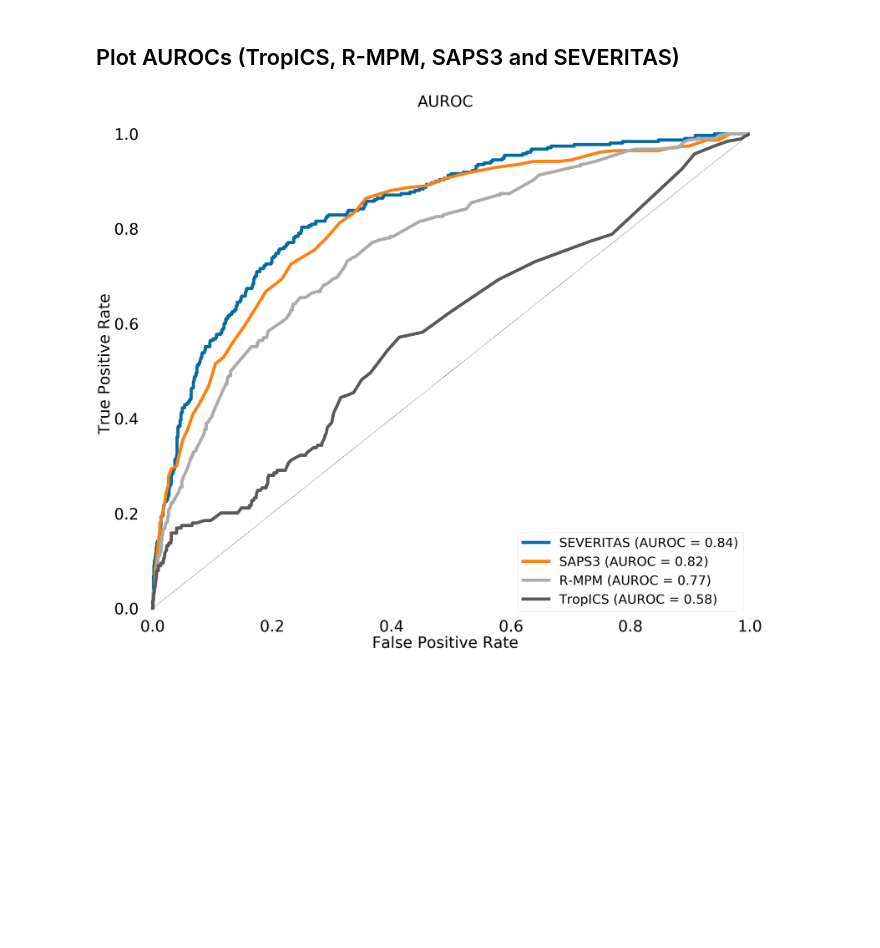
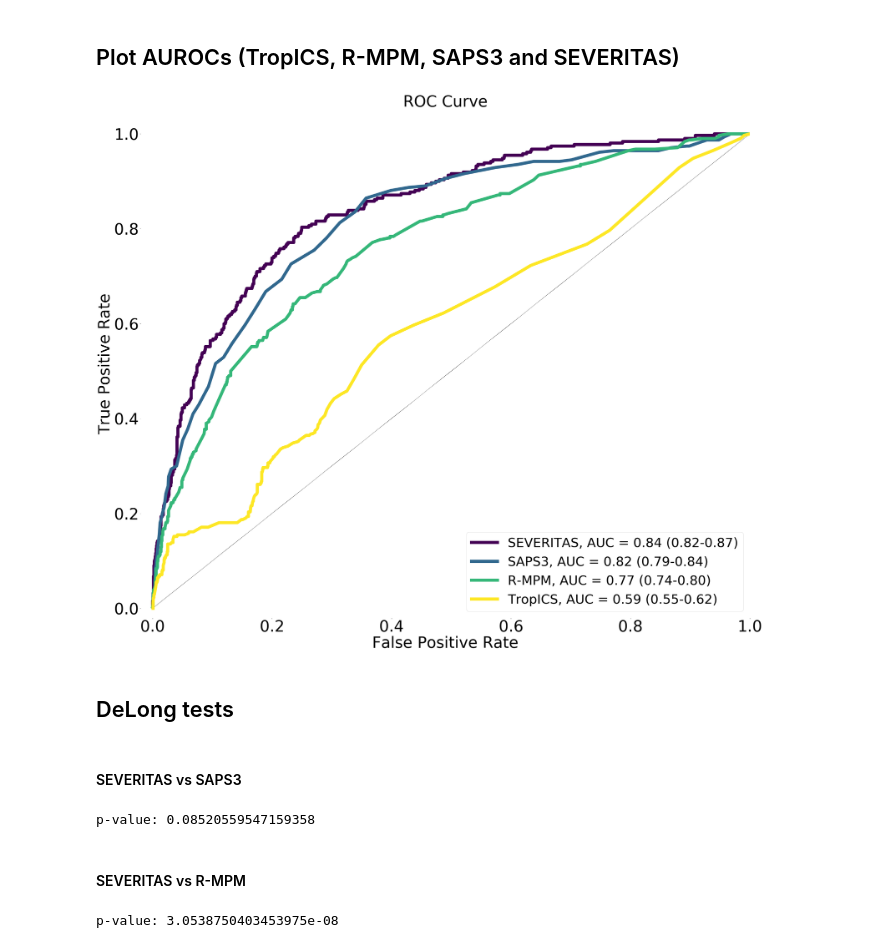
Before and after one commit to deliberato/mortality_prediction, a Jupyter notebook: analysis.ipynb, the cells around one changed output. Saved outputs shown, nothing was run; the diff lists cells and outputs as text; code cells hidden in the pictures; blank space fills up the shorter version.

```diff
--- a/analysis.ipynb
+++ b/analysis.ipynb
@@ -802,35 +737,31 @@ HMVSC   SMR - 1.00 (0.92 - 1.08 95% CI)
 [figure]
 # %% [markdown]
 ## Plot AUROCs (TropICS, R-MPM, SAPS3 and SEVERITAS)
-# %%
-fig, ax = plt.subplots(figsize=(36, 30))
-fig.tight_layout()
-ax.tick_params(labelsize=60)
-ax.spines["top"].set_visible(False)
-ax.spines["bottom"].set_visible(False)
-ax.spines["right"].set_visible(False)
-ax.spines["left"].set_visible(False)
-
-lw = 12
-preds = [severitas_hmvsc, hmvsc.saps_prob, rmpm_hmvsc.rmpm, tropics_hmvsc.tropics]
-trues = [hmvsc[target], hmvsc[target], hmvsc[target], hmvsc.unitdischargecode]
-colors = ["#006ba4", "#ff800e", "#ababab", "#595959"]
-labels = ["SEVERITAS", "SAPS3", "R-MPM", "TropICS"]
-lst = []
-for i in range(len(preds)):
-    fpr, tpr, _ = roc_curve(trues[i], preds[i])
-    auc_plt = ax.plot(fpr, tpr, color=colors[i], lw=lw)[0]
-    lst.append(auc_plt)
-    labels[i] = '{0} (AUROC = {1:0.2f})'.format(labels[i], auc(fpr, tpr))
-
-ax.plot([0, 1], [0, 1], color='black', lw=1, linestyle='--')
-ax.set_xlim([-0.02, 1.0])
-ax.set_ylim([-0.02, 1.05])
-ax.set_xlabel('False Positive Rate', fontsize=60)
-ax.set_ylabel('True Positive Rate', fontsize=60)
-ax.legend(lst, labels, fontsize=50, loc=4)
-ax.set_title('AUROC', fontsize=60)
-plt.gcf().subplots_adjust(top=0.97, bottom=0.06, left=0.07, right=0.98)
-fig.savefig("figure2_aurocs.png")
-# %% [output]
-[figure, removed]
+# %%
+preds = OrderedDict({
+    "SEVERITAS": severitas_hmvsc,
+    "SAPS3": hmvsc.saps_prob,
+    "R-MPM": rmpm_hmvsc.rmpm,
+    "TropICS": tropics_hmvsc.tropics
+})
+roc = ROC(hmvsc[target], preds)
+fig, _ = roc.plot()
+fig.savefig("figure2_color.png")
+# %% [output]
+[figure, added]
+# %% [markdown]
+## DeLong tests
+# %% [markdown]
+#### SEVERITAS vs SAPS3
+# %%
+p, _ = roc.compare([1,-1,0,0])
+print(f"p-value: {p}")
+# %% [output]
+p-value: 0.08520559547159358
+# %% [markdown]
+#### SEVERITAS vs R-MPM
+# %%
+p, _ = roc.compare([1,0,-1,0])
+print(f"p-value: {p}")
+# %% [output]
+p-value: 3.0538750403453975e-08
```
Also changed, not shown: parts of 21 cells of this notebook.
